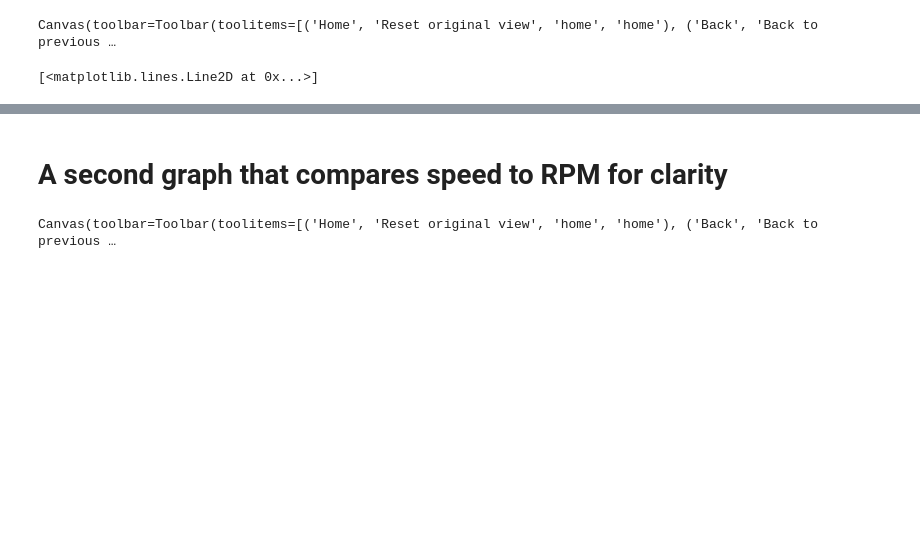
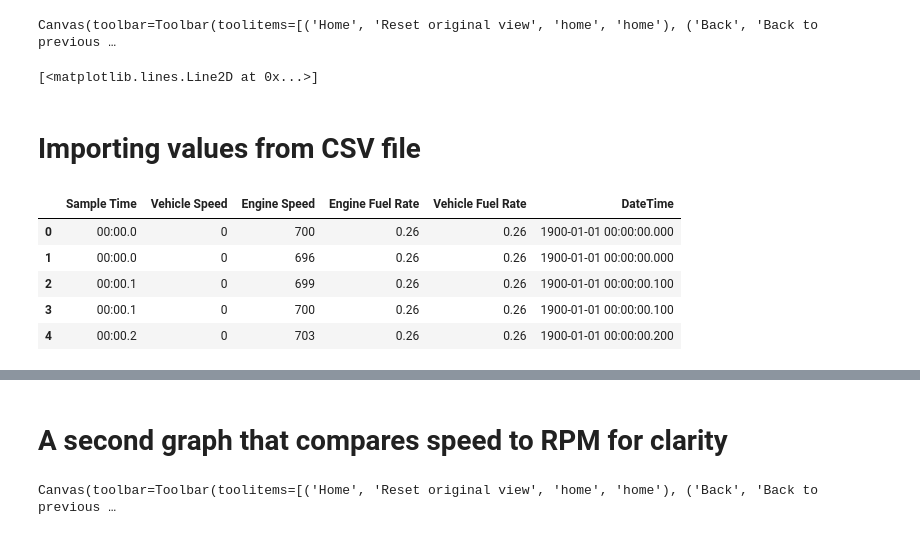
Before and after one commit to jmscslgroup/strym, a Jupyter notebook: notebook/fuelsearch.ipynb, the cells around one changed output, grey strips where cells are left out. Cells and saved outputs as stored; diff of their text form; code cells hidden in the pictures; blank space fills up the shorter version.

```diff
--- a/notebook/fuelsearch.ipynb
+++ b/notebook/fuelsearch.ipynb
@@ -30,6 +30,26 @@ def dateparse(ts):
     ts = float(ts)
     d = datetime.fromtimestamp(ts).strftime('%Y-%m-%d %H:%M:%S:%f')
     return d
+
+def tti_dateparse(ts,dataData=None):
+    from datetime import date
+    # how to ingest data from toyota techstream (TTI) datafiles
+    d = None
+    if dataData is None:
+        d = date.today().strftime('%Y-%m-%d')
+
+#     datestr = d + ' 00:' + ts
+    datestr = '00:' + ts
+    d = datetime.strptime(datestr, '%H:%M:%S.%f')
+    return d
+
+def date2unix(dateTime):
+    import time
+    from datetime import date
+    d = time.mktime(dateTime.timetuple())
+#     d = time.mktime(datetime.strptime(dateTime, '%Y-%m-%d %H:%M:%S.%f'))
+
+    return d
 # %% [markdown]
 ## The files in question were recorded over three different times
 There were four driving tests, from between Points A and B. During each drive, the
@@ -128,3 +151,20 @@ plt.plot(vel_t,vel_data)
 # %% [output]
 Canvas(toolbar=Toolbar(toolitems=[('Home', 'Reset original view', 'home', 'home'), ('Back', 'Back to previous …
 [<matplotlib.lines.Line2D at 0x...>]
+# %% [markdown]
+# Importing values from CSV file
+# %%
+# how to read in just a CSV file and have columns match?
+tti_folder = '/Users/sprinkle/work/data/cyverse/rahulbhadani/JmscslgroupData/ttsData/'
+tti_data4 = pd.read_csv(tti_folder + '2020-08-20-Drive4.csv')
+# give us Time rather than SampleTime
+tti_data4['DateTime'] = tti_data4['Sample Time'].apply(tti_dateparse,None)
+
+tti_data4.head()
+# %% [output]
+|  | Sample Time | Vehicle Speed | Engine Speed | Engine Fuel Rate | Vehicle Fuel Rate | DateTime |
+| 0 | 00:00.0 | 0 | 700 | 0.26 | 0.26 | 1900-01-01 00:00:00.000 |
+| 1 | 00:00.0 | 0 | 696 | 0.26 | 0.26 | 1900-01-01 00:00:00.000 |
+| 2 | 00:00.1 | 0 | 699 | 0.26 | 0.26 | 1900-01-01 00:00:00.100 |
+| 3 | 00:00.1 | 0 | 700 | 0.26 | 0.26 | 1900-01-01 00:00:00.100 |
+| 4 | 00:00.2 | 0 | 703 | 0.26 | 0.26 | 1900-01-01 00:00:00.200 |
```
Also changed, not shown: parts of 12 cells of this notebook.
